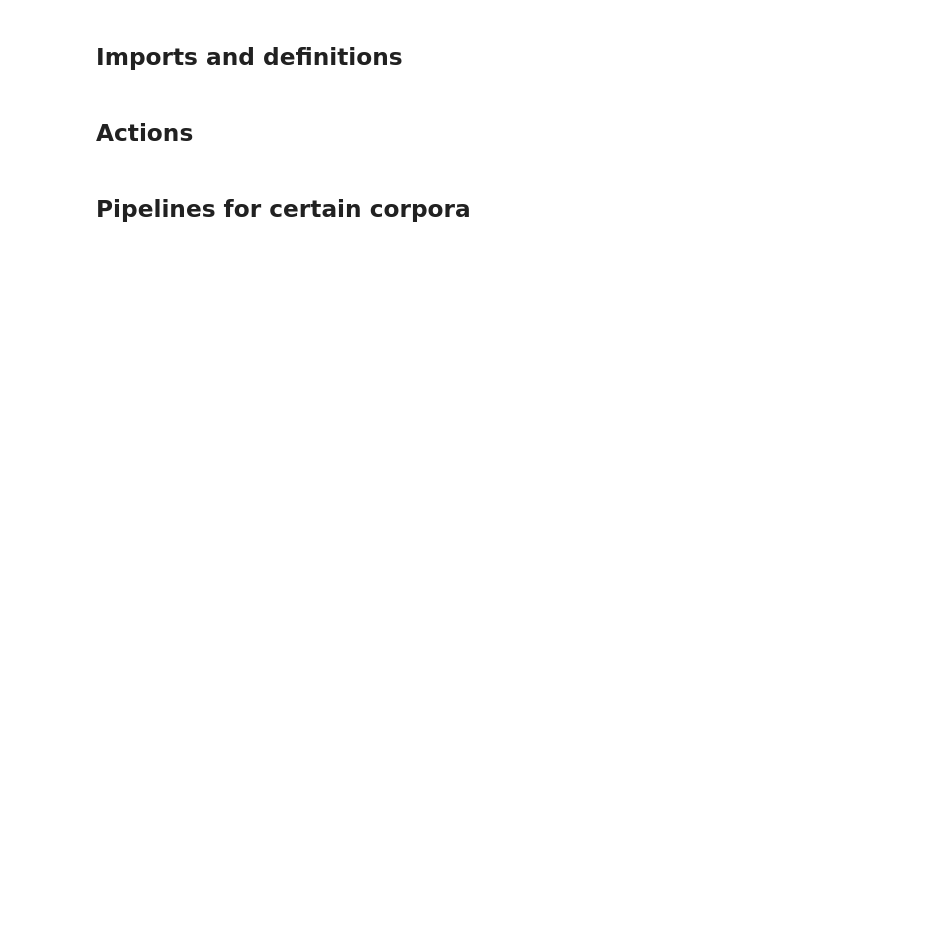
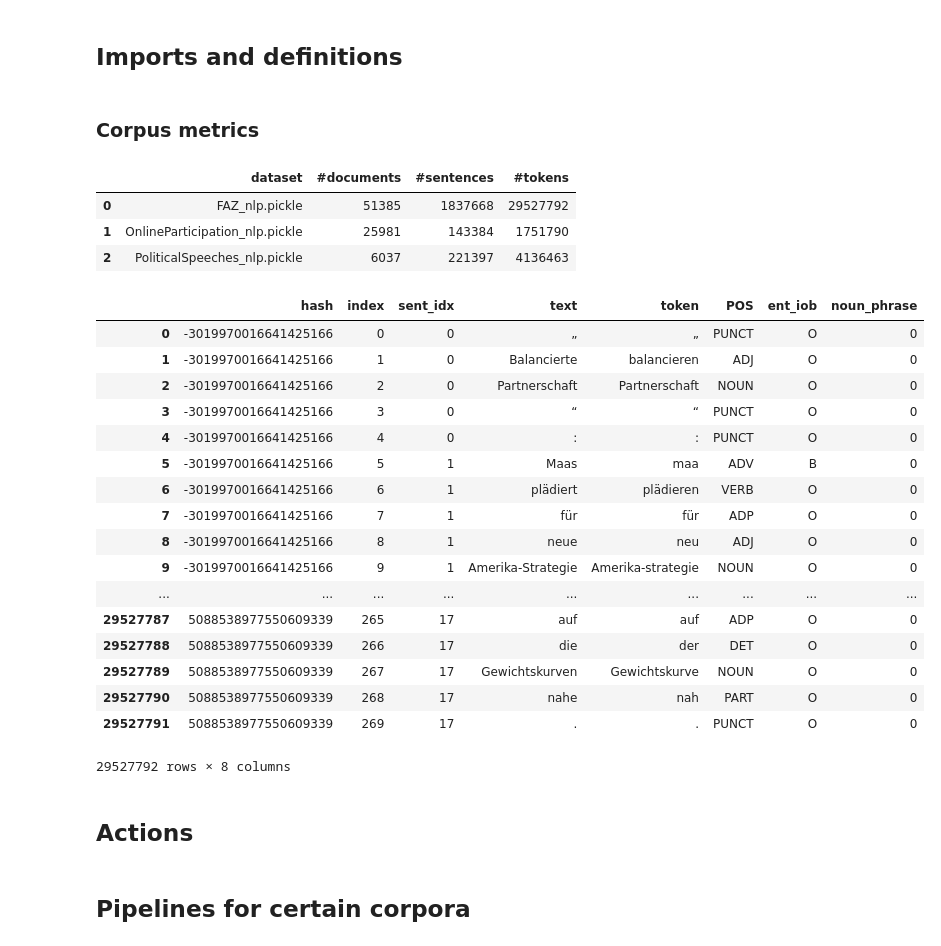
Before and after one commit to andifunke/topic-labeling, a Jupyter notebook: ETL_pipeline.ipynb, the cells around one changed output. Drawn from its saved outputs; the diff is of its cells as text; code cells hidden in the pictures; blank space fills up the shorter version.

Commit message:
overview

```diff
--- a/ETL_pipeline.ipynb
+++ b/ETL_pipeline.ipynb
@@ -15,6 +15,8 @@ from datetime import datetime
 DATA_BASE = "../../master_cloud/corpora"
 ETL_BASE = "preprocessed"
 ETL_PATH = join(DATA_BASE, ETL_BASE)
+NLP_BASE = join(ETL_BASE, 'nlp')
+NLP_PATH = join(DATA_BASE, NLP_BASE)
 
 # standard meta data fields
 DATASET = 'dataset'
@@ -43,3 +48,50 @@ def store(corpus, df):
+# %% [markdown]
+### Corpus metrics
+# %%
+# just READ DataFrames
+
+path = NLP_PATH
+
+files = sorted([f for f in listdir(path) if isfile(join(path, f))
+                # and f[:3] == 'dew'
+                # and f[:3] == 'Onl'
+                # and f[:3] == 'Eur'
+                # and f[:3] == 'FAZ'
+                # and f[:3] == 'Pol'
+               ])
+
+dfs = [(name, read(join(path, name))) for name in files]
+# %%
+overview_list = [(name, df.groupby(HASH).ngroups, df.groupby([HASH, 'sent_idx']).ngroups, df.shape[0])
+                 for name, df in dfs]
+overview = pd.DataFrame(overview_list, columns=['dataset', '#documents', '#sentences', '#tokens'])
+overview
+# %% [output]
+|  | dataset | #documents | #sentences | #tokens |
+| 0 | FAZ_nlp.pickle | 51385 | 1837668 | 29527792 |
+| 1 | OnlineParticipation_nlp.pickle | 25981 | 143384 | 1751790 |
+| 2 | PoliticalSpeeches_nlp.pickle | 6037 | 221397 | 4136463 |
+# %%
+dfs[0][1]
+# %% [output]
+|  | hash | index | sent_idx | text | token | POS | ent_iob | noun_phrase |
+| 0 | -3019970016641425166 | 0 | 0 | „ | „ | PUNCT | O | 0 |
+| 1 | -3019970016641425166 | 1 | 0 | Balancierte | balancieren | ADJ | O | 0 |
+| 2 | -3019970016641425166 | 2 | 0 | Partnerschaft | Partnerschaft | NOUN | O | 0 |
+| 3 | -3019970016641425166 | 3 | 0 | “ | “ | PUNCT | O | 0 |
+| 4 | -3019970016641425166 | 4 | 0 | : | : | PUNCT | O | 0 |
+| 5 | -3019970016641425166 | 5 | 1 | Maas | maa | ADV | B | 0 |
+| 6 | -3019970016641425166 | 6 | 1 | plädiert | plädieren | VERB | O | 0 |
+| 7 | -3019970016641425166 | 7 | 1 | für | für | ADP | O | 0 |
+| 8 | -3019970016641425166 | 8 | 1 | neue | neu | ADJ | O | 0 |
+| 9 | -3019970016641425166 | 9 | 1 | Amerika-Strategie | Amerika-strategie | NOUN | O | 0 |
+| ... | ... | ... | ... | ... | ... | ... | ... | ... |
+| 29527787 | 5088538977550609339 | 265 | 17 | auf | auf | ADP | O | 0 |
+| 29527788 | 5088538977550609339 | 266 | 17 | die | der | DET | O | 0 |
+| 29527789 | 5088538977550609339 | 267 | 17 | Gewichtskurven | Gewichtskurve | NOUN | O | 0 |
+| 29527790 | 5088538977550609339 | 268 | 17 | nahe | nah | PART | O | 0 |
+| 29527791 | 5088538977550609339 | 269 | 17 | . | . | PUNCT | O | 0 |
+29527792 rows × 8 columns
 # %% [markdown]
 ## Actions
 # %%
```
Also changed, not shown: parts of 2 cells of this notebook, 7 other files.
